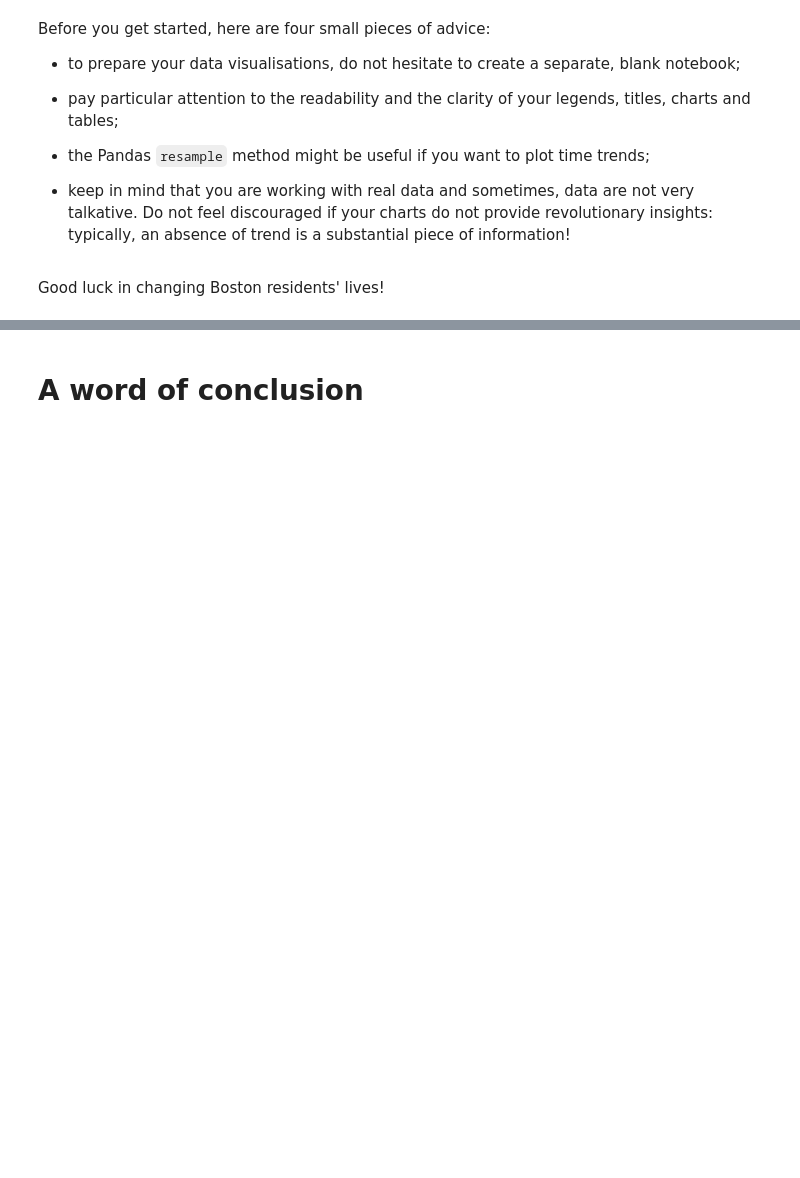
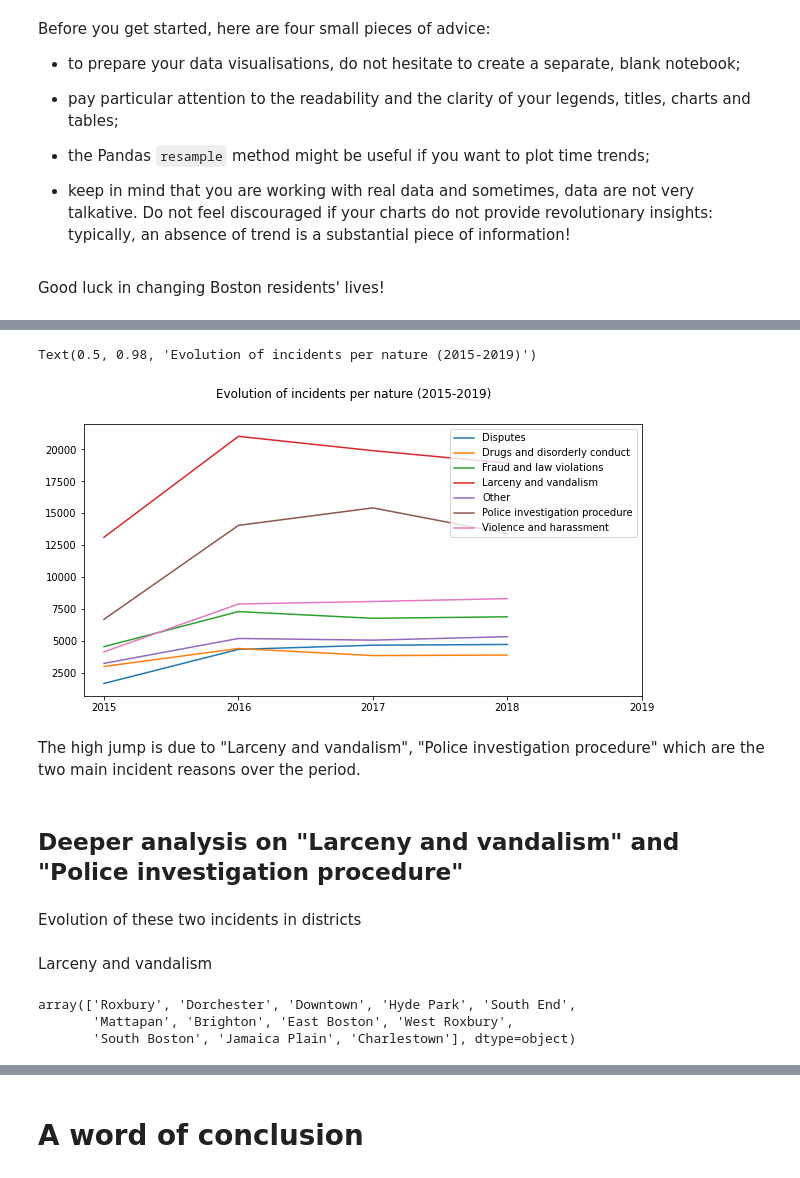
Before and after one commit to sanpigh/super-exo, a Jupyter notebook: decision_science/boston_crimes.ipynb, the cells around one changed output, grey strips where cells are left out. Cells and saved outputs as stored; diff of their text form; code cells hidden in the pictures; blank space fills up the shorter version.

```diff
--- a/decision_science/boston_crimes.ipynb
+++ b/decision_science/boston_crimes.ipynb
@@ -386,0 +810,10 @@ Good luck in changing Boston residents' lives!
+# %%
+evol_nature_df = data[['Disputes',
+ 'Drugs and disorderly conduct',
+ 'Fraud and law violations',
+ 'Larceny and vandalism',
+ 'Other',
+ 'Police investigation procedure',
+ 'Violence and harassment',
+ 'year']].groupby(data.year).sum().drop(columns="year")
+evol_nature_df
@@ -386,0 +827,29 @@ Good luck in changing Boston residents' lives!
+# %%
+plt.figure(figsize = (10,5))
+plt.plot(evol_nature_df.index, evol_nature_df["Disputes"], label = "Disputes")
+plt.plot(evol_nature_df.index, evol_nature_df["Drugs and disorderly conduct"], label = "Drugs and disorderly conduct")
+plt.plot(evol_nature_df.index, evol_nature_df['Fraud and law violations'], label = 'Fraud and law violations')
+plt.plot(evol_nature_df.index, evol_nature_df['Larceny and vandalism'], label = 'Larceny and vandalism')
+plt.plot(evol_nature_df.index, evol_nature_df['Other'], label = "Other")
+plt.plot(evol_nature_df.index, evol_nature_df['Police investigation procedure'], label = "Police investigation procedure")
+plt.plot(evol_nature_df.index, evol_nature_df['Violence and harassment'], label = 'Violence and harassment')
+plt.xticks([2015, 2016, 2017, 2018, 2019])
+plt.legend(loc = "best")
+plt.suptitle("Evolution of incidents per nature (2015-2019)")
+# %% [output]
+Text(0.5, 0.98, 'Evolution of incidents per nature (2015-2019)')
+[figure, added]
+# %% [markdown]
+The high jump is due to "Larceny and vandalism", "Police investigation procedure" which are the two main incident reasons over the period.
+# %% [markdown]
+## Deeper analysis on "Larceny and vandalism" and "Police investigation procedure"
+# %% [markdown]
+Evolution of these two incidents in districts
+# %% [markdown]
+Larceny and vandalism
+# %%
+data.NAME.unique()
+# %% [output]
+array(['Roxbury', 'Dorchester', 'Downtown', 'Hyde Park', 'South End',
+       'Mattapan', 'Brighton', 'East Boston', 'West Roxbury',
+       'South Boston', 'Jamaica Plain', 'Charlestown'], dtype=object)
```
Also changed, not shown: parts of 77 cells of this notebook, 7 other files.
